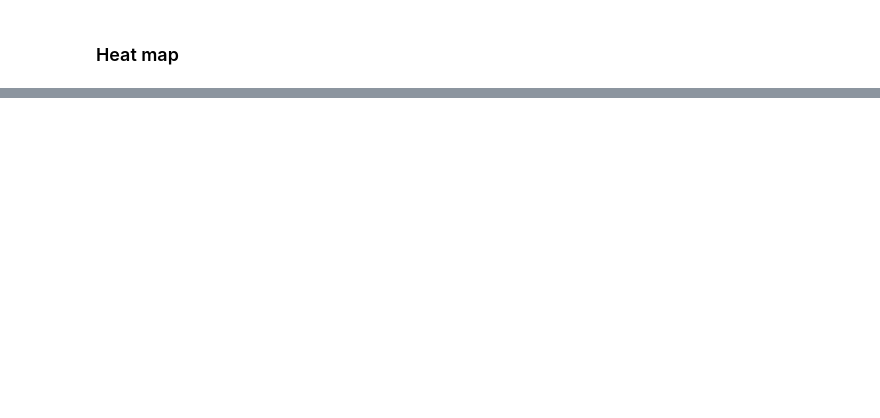
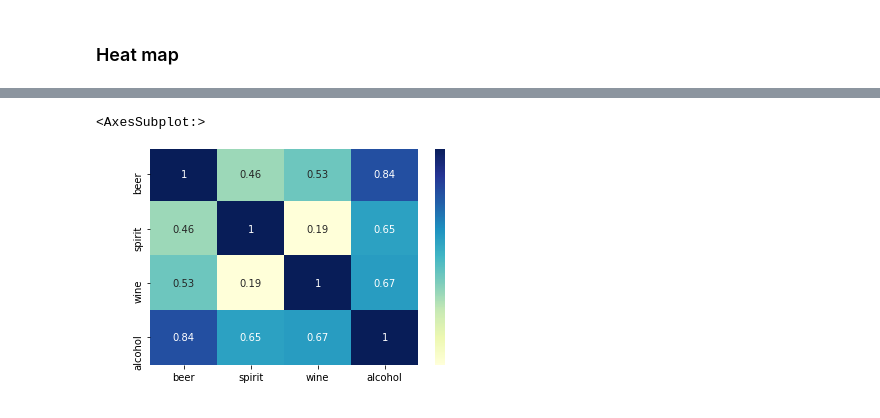
Before and after one commit to samewara/data-visualization, a Jupyter notebook: matplotlib-basic.ipynb, the cells around one changed output, grey strips where cells are left out. Saved outputs shown, nothing was run; the diff lists cells and outputs as text; code cells hidden in the pictures; blank space fills up the shorter version.

```diff
--- a/matplotlib-basic.ipynb
+++ b/matplotlib-basic.ipynb
@@ -555,0 +626,14 @@ sns.violinplot(x="day", y="tip", hue='sex', split="True", data=tipsdf)
+# %%
+import pandas as pd
+import matplotlib.pyplot as plt
+import seaborn as sns
+
+drinksdf = pd.read_csv('data-files/drinks.csv',
+    skiprows=1,
+    names = ['country', 'beer', 'spirit',
+             'wine', 'alcohol', 'continent'])
+
+sns.heatmap(drinksdf.corr(), annot=True, cmap='YlGnBu')
+# %% [output]
+<AxesSubplot:>
+[figure, added]
```
Also changed, not shown: parts of 10 cells of this notebook, 1 other file.
